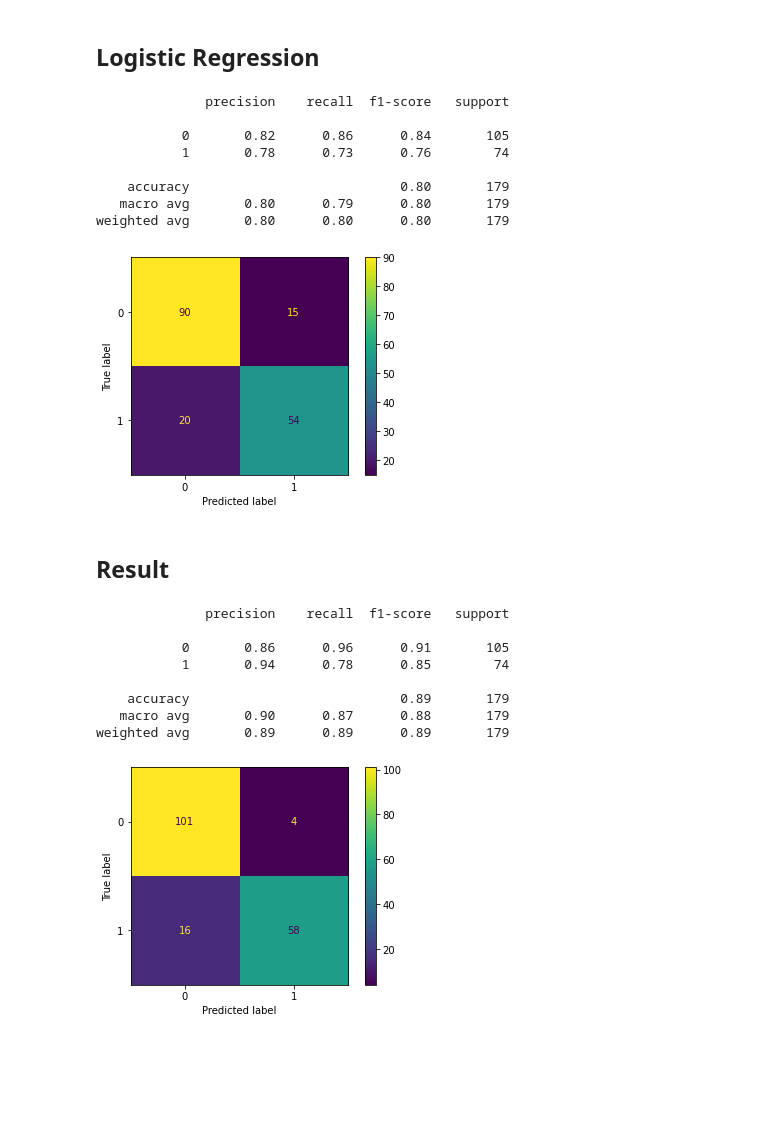
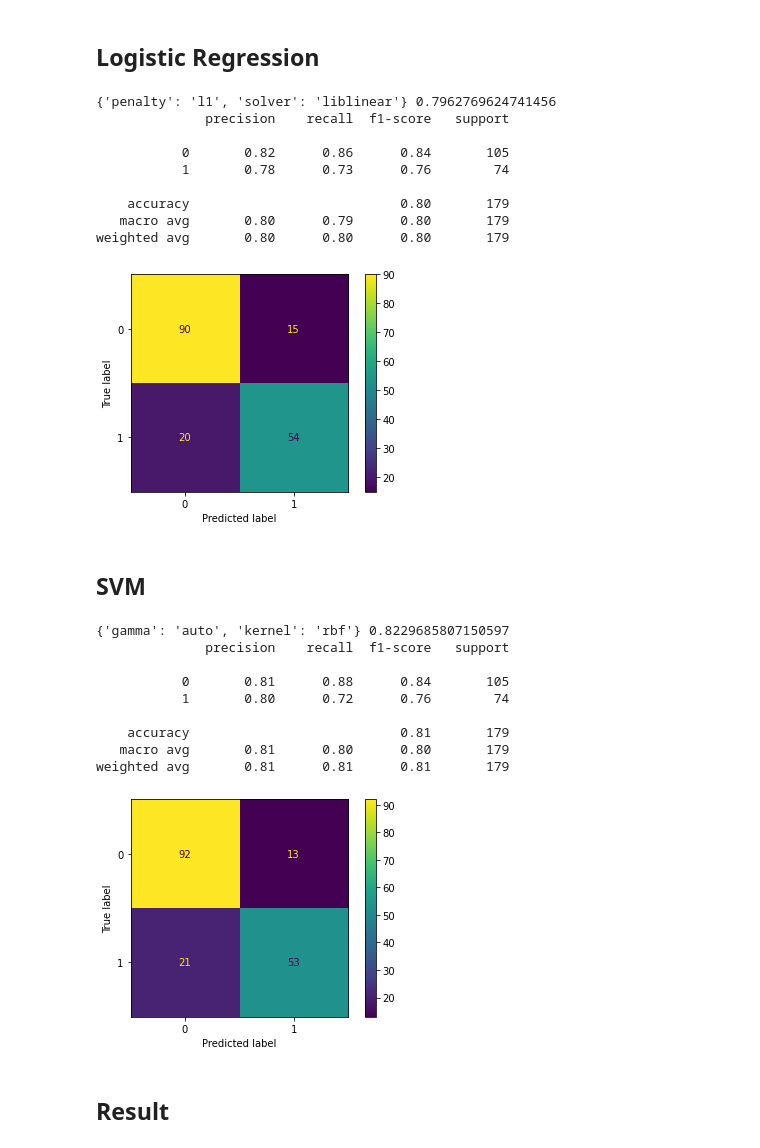
Before and after one commit to Otavio-Parraga/titanic_kaggle, a Jupyter notebook: Kaggle's_Titanic.ipynb, the cells around one changed output. Cells and saved outputs as stored; diff of their text form; code cells hidden in the pictures; blank space fills up the shorter version.

Commit message:
updating training and models

```diff
--- a/Kaggle's_Titanic.ipynb
+++ b/Kaggle's_Titanic.ipynb
@@ -281,13 +300,18 @@ weighted avg       0.80      0.80      0.80       179
 # %% [markdown]
 ## Logistic Regression
 # %%
-log_reg = LogisticRegression()
+params = {'penalty':['l1','l2','elasticnet'],
+         'solver':['newton-cg', 'lbfgs', 'liblinear']}
+
+log_reg = GridSearchCV(LogisticRegression(), params)
 log_reg.fit(X_train,y_train)
 prediction = log_reg.predict(X_test)
+print(log_reg.best_params_, log_reg.best_score_)
 print(classification_report(y_test, prediction))
 plot_confusion_matrix(log_reg, X_test, y_test)
 plt.show()
 # %% [output]
+{'penalty': 'l1', 'solver': 'liblinear'} 0.7962769624741456
               precision    recall  f1-score   support
 
            0       0.82      0.86      0.84       105
@@ -297,25 +321,31 @@ plt.show()
    macro avg       0.80      0.79      0.80       179
 weighted avg       0.80      0.80      0.80       179
 [figure]
+# %% [markdown]
+## SVM
+# %%
+params = {'kernel': ['linear', 'poly', 'rbf', 'sigmoid'],
+         'gamma':['scale', 'auto']}
+
+svm = GridSearchCV(SVC(), params)
+svm.fit(X_train,y_train)
+prediction = svm.predict(X_test)
+print(svm.best_params_, svm.best_score_)
+print(classification_report(y_test, prediction))
+plot_confusion_matrix(svm, X_test, y_test)
+plt.show()
+# %% [output]
+{'gamma': 'auto', 'kernel': 'rbf'} 0.8229685807150597
+              precision    recall  f1-score   support
+
+           0       0.81      0.88      0.84       105
+           1       0.80      0.72      0.76        74
+
+    accuracy                           0.81       179
+   macro avg       0.81      0.80      0.80       179
+weighted avg       0.81      0.81      0.81       179
+[figure, added]
 # %% [markdown]
 ## Result
-# %%
-X_train = preprocessor.fit_transform(df)
-random_forest = RandomForestClassifier(max_depth=10, n_jobs = 4)
-random_forest.fit(X_train,titanic.Survived)
-prediction = random_forest.predict(X_test)
-print(classification_report(y_test, prediction))
-plot_confusion_matrix(random_forest, X_test, y_test)
-plt.show()
-# %% [output]
-              precision    recall  f1-score   support
-
-           0       0.86      0.96      0.91       105
-           1       0.94      0.78      0.85        74
-
-    accuracy                           0.89       179
-   macro avg       0.90      0.87      0.88       179
-weighted avg       0.89      0.89      0.89       179
-[figure, removed]
 # %%
 X_submission = preprocessor.transform(df_test)
```
Also changed, not shown: parts of 7 cells of this notebook, 2 other files.
